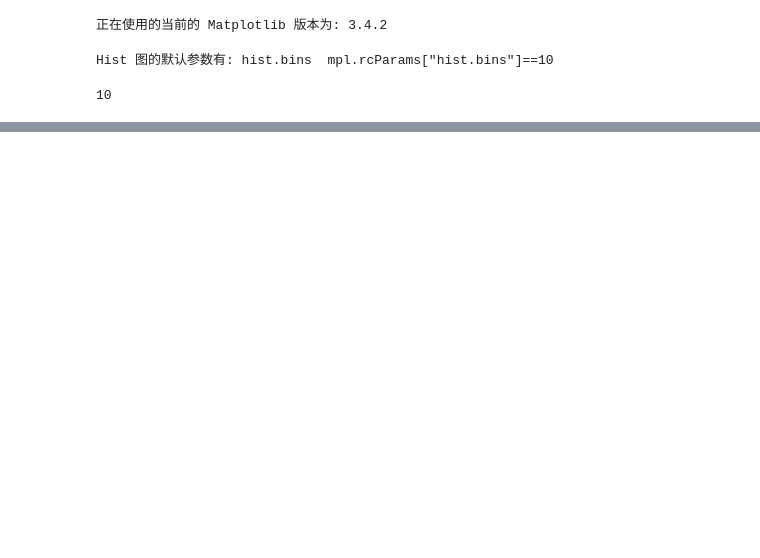
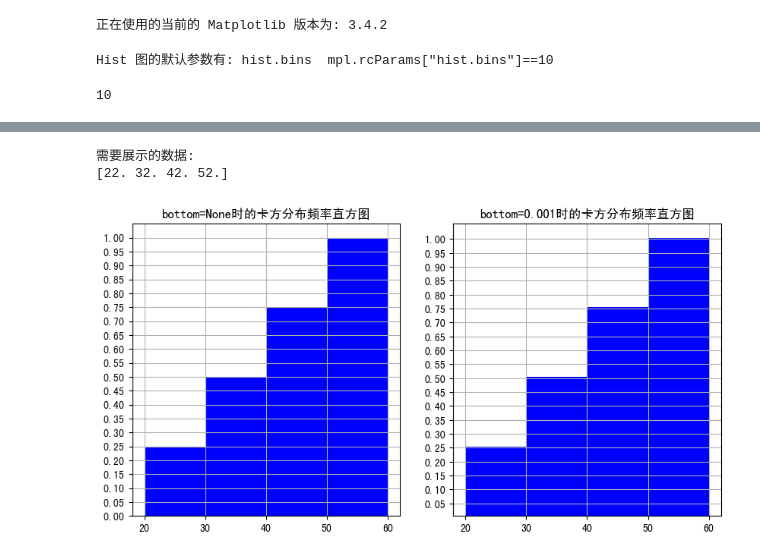
Before and after one commit to DoHerasYang/Python--, a Jupyter notebook: 数据分析技术基础/数据可视化/Matplotlib 教程/Matplotlib 教程 (三) - Hist 图.ipynb, the cells around one changed output, grey strips where cells are left out. Saved outputs shown, nothing was run; the diff lists cells and outputs as text; code cells hidden in the pictures; blank space fills up the shorter version.

```diff
--- a/数据分析技术基础/数据可视化/Matplotlib 教程/Matplotlib 教程 (三) - Hist 图.ipynb
+++ b/数据分析技术基础/数据可视化/Matplotlib 教程/Matplotlib 教程 (三) - Hist 图.ipynb
@@ -139,0 +240,42 @@ plt.show()
+# %%
+# 我们尝试一下 更改 Bottom 的参数
+
+x_data = np.linspace(start=22,stop=52,num=4)
+
+# 打印一下产生的数据
+print("需要展示的数据:")
+print(x_data)
+print("\n")
+
+fig = plt.figure(figsize=(10,5))
+ax1 = fig.add_subplot(121)
+
+ax1.set_title("bottom=None时的卡方分布频率直方图")
+ax1.grid(True)
+ax1.set_xticks([20,30,40,50,60])
+ax1.set_yticks(np.linspace(start=0.00,stop=1.0,num=21))
+
+# 定义区间
+bins = [20,30,40,50,60]
+
+x, bins, patches = ax1.hist(x=x_data, bins=bins, density=True, cumulative=True, facecolor='b')
+
+ax2 = fig.add_subplot(122)
+ax2.set_title("bottom=0.001时的卡方分布频率直方图")
+ax2.grid(True)
+ax2.set_xticks([20,30,40,50,60])
+ax2.set_yticks(np.linspace(start=0.00,stop=1.0,num=21))
+
+# 定义区间
+bins = [20,30,40,50,60]
+
+x, bins, patches = ax2.hist(x=x_data, bins=bins, density=True, cumulative=True, facecolor='b', bottom=0.005)
+
+# 打印图片
+plt.show()
+
+# 可以看到整个图像向上
+# %% [output]
+需要展示的数据:
+[22. 32. 42. 52.]
+[figure, added]
```
Also changed, not shown: parts of 5 cells of this notebook.
